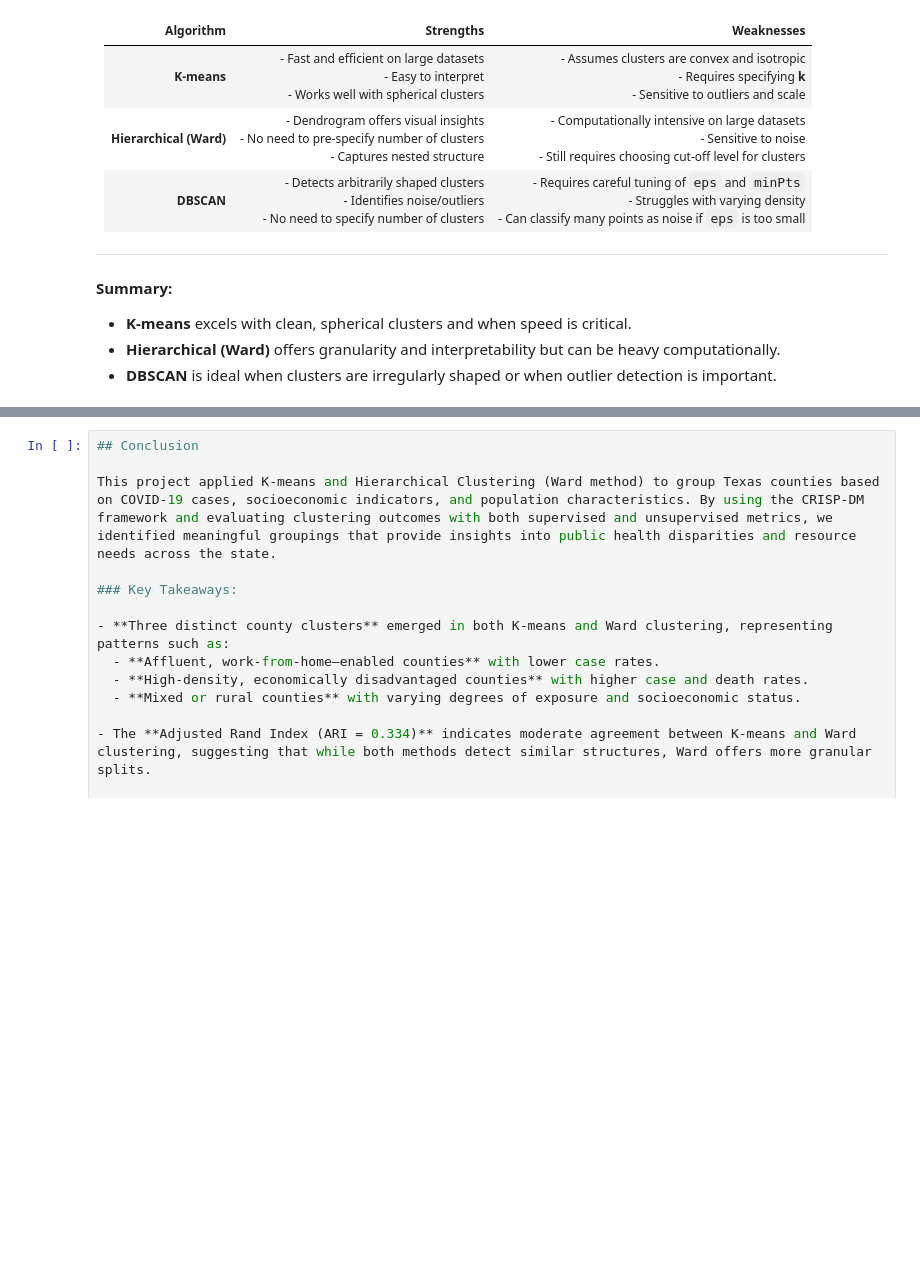
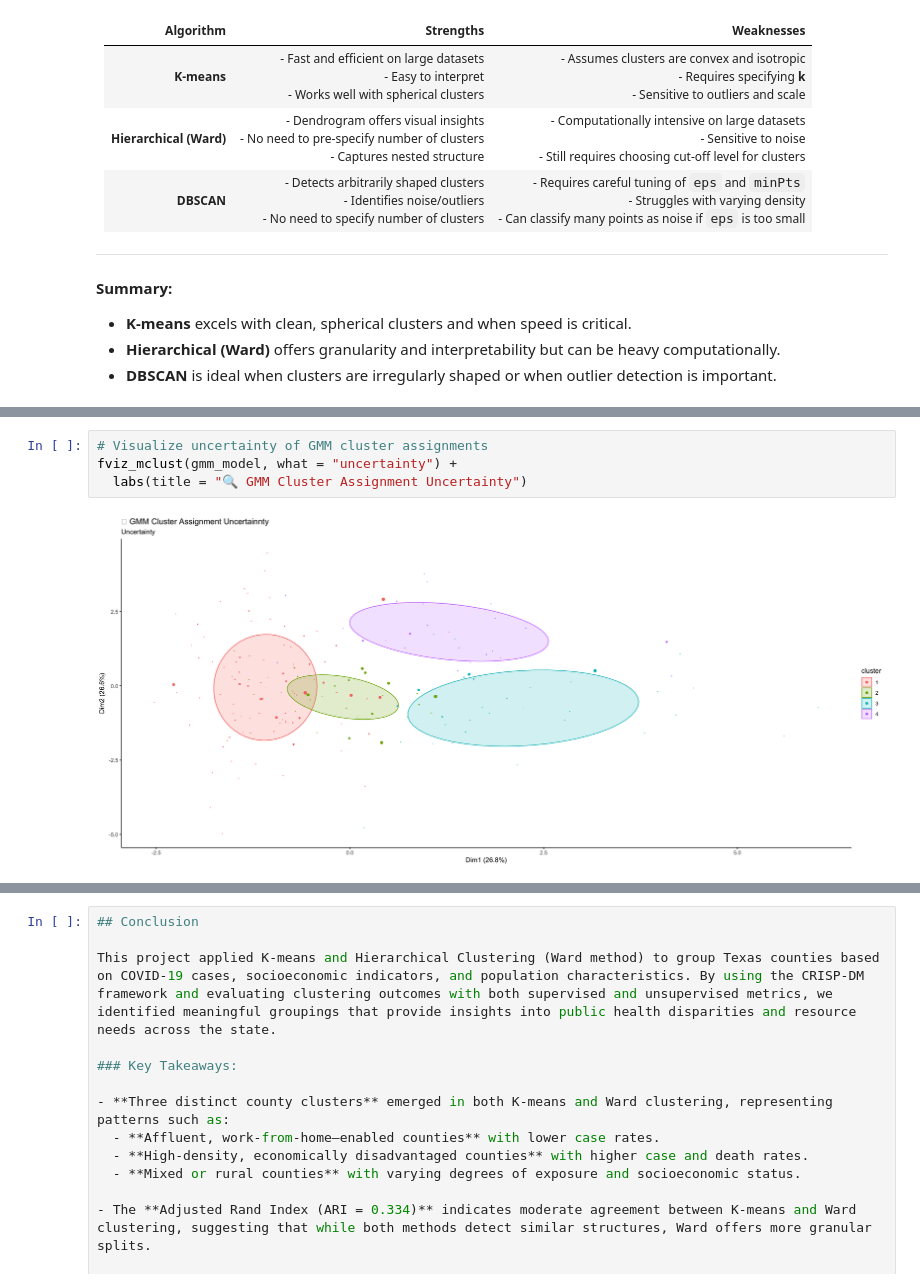
Before and after one commit to Juan-Carlos-D/DM-Team, a Jupyter notebook: Project 2/Rough Drafts/RD 1.ipynb, the cells around one changed output, grey strips where cells are left out. Cells and saved outputs as stored; diff of their text form; blank space fills up the shorter version.

```diff
--- a/Project 2/Rough Drafts/RD 1.ipynb
+++ b/Project 2/Rough Drafts/RD 1.ipynb
@@ -1651,0 +1936,6 @@ Adjusted Rand Index (DBSCAN vs Ward): 0.059
+# %%
+# Visualize uncertainty of GMM cluster assignments
+fviz_mclust(gmm_model, what = "uncertainty") +
+  labs(title = "🔍 GMM Cluster Assignment Uncertainty")
+# %% [output]
+[figure, added]
```
Also changed, not shown: parts of 22 cells of this notebook.
